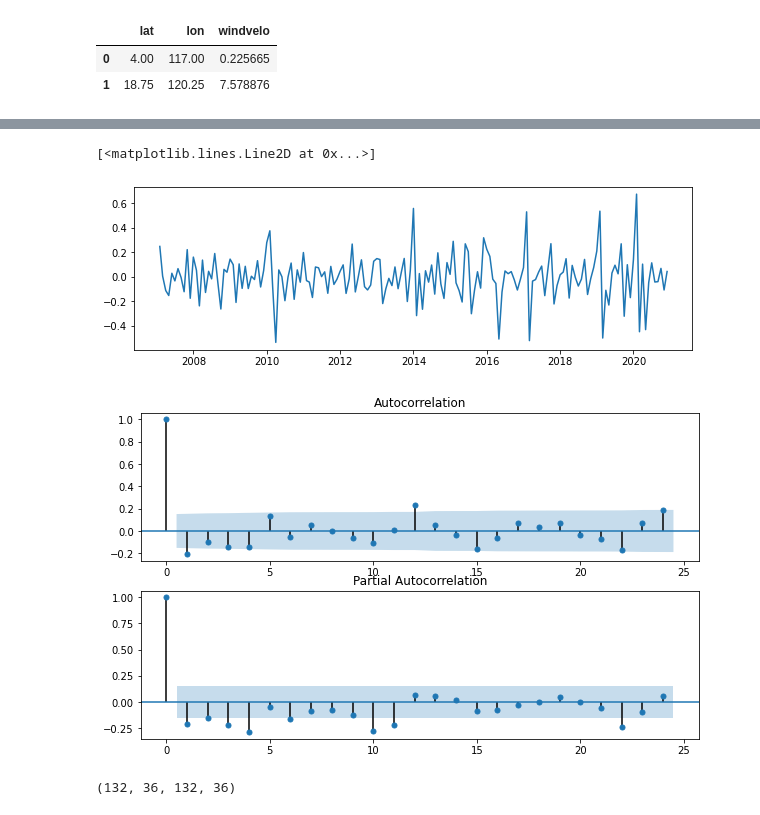
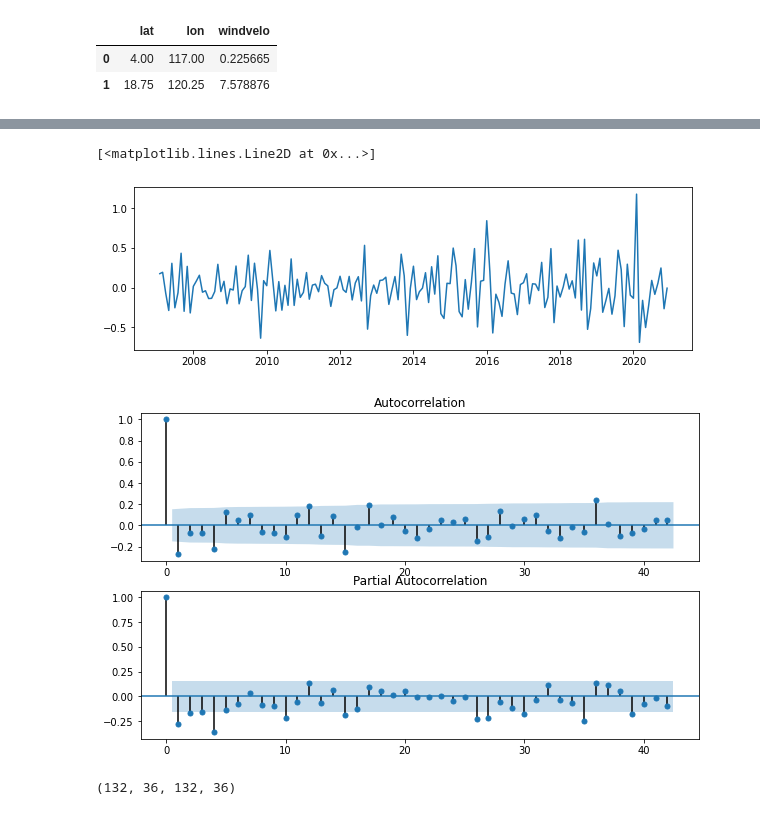
Before and after one commit to janpasia/eskwelabs-capstone, a Jupyter notebook: 07_wind_velocity_time_series.ipynb, the cells around one changed output, grey strips where cells are left out. Drawn from its saved outputs; the diff is of its cells as text; code cells hidden in the pictures.

```diff
--- a/07_wind_velocity_time_series.ipynb
+++ b/07_wind_velocity_time_series.ipynb
@@ -70,7 +107,7 @@ maxv_df
 168 rows × 5 columns
 # %%
-minv_df = df[(df.lon == target_df[0:1].lon.values[0]) \
-             & (df.lat == target_df[0:1].lat.values[0])].set_index("date", drop=True)
+minv_df = df[(df.lon == 124.75) \
+             & (df.lat == 6.75)].set_index("date", drop=True)
 minv_df
 # %% [output]
 |  | lon | lat | u | v | windvelo |
@@ -111,16 +148,16 @@ ax = fig.add_subplot(111)
 plt.plot(minv_df["windvelo"].interpolate().diff()[1:])
 # %% [output]
 [<matplotlib.lines.Line2D at 0x...>]
-[figure, old version]
+[figure, new version]
 # %%
 fig = plt.figure(figsize=(10,6))
 ax1 = fig.add_subplot(211)
 ax2 = fig.add_subplot(212)
 
-acf = plot_acf(minv_df["windvelo"].interpolate().diff()[1:], lags=24, ax=ax1)
-pacf = plot_pacf(minv_df["windvelo"].interpolate().diff()[1:], lags=24, ax=ax2)
+acf = plot_acf(minv_df["windvelo"].interpolate().diff()[1:], lags=42, ax=ax1)
+pacf = plot_pacf(minv_df["windvelo"].interpolate().diff()[1:], lags=42, ax=ax2)
 # %% [output]
-[figure, old version]
+[figure, new version]
 # %%
 maxv_train_df = maxv_df["2007-01-01":"2017-12-01"]
 maxv_test_df = maxv_df["2018-01-01":]
```
Also changed, not shown: parts of 45 cells of this notebook.
